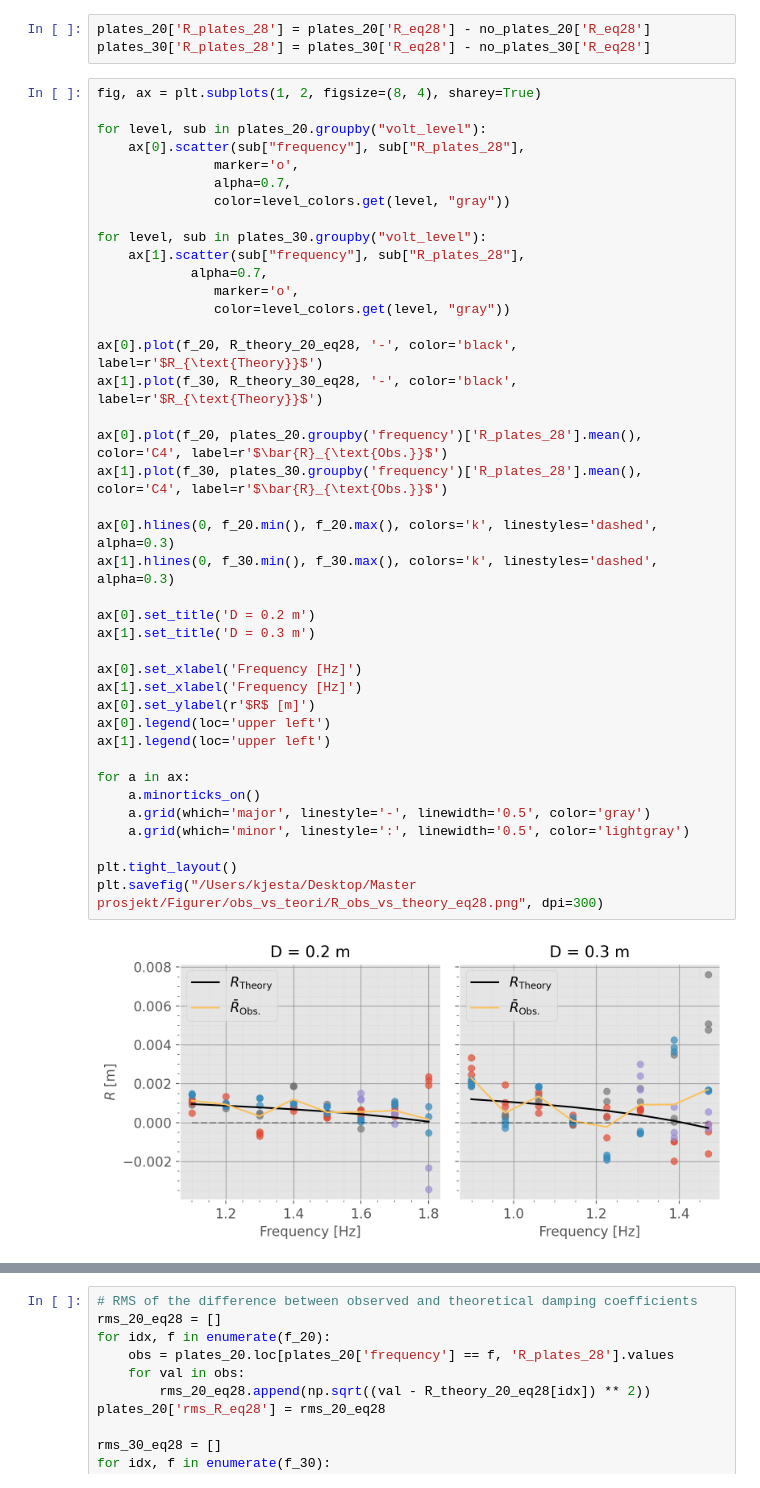
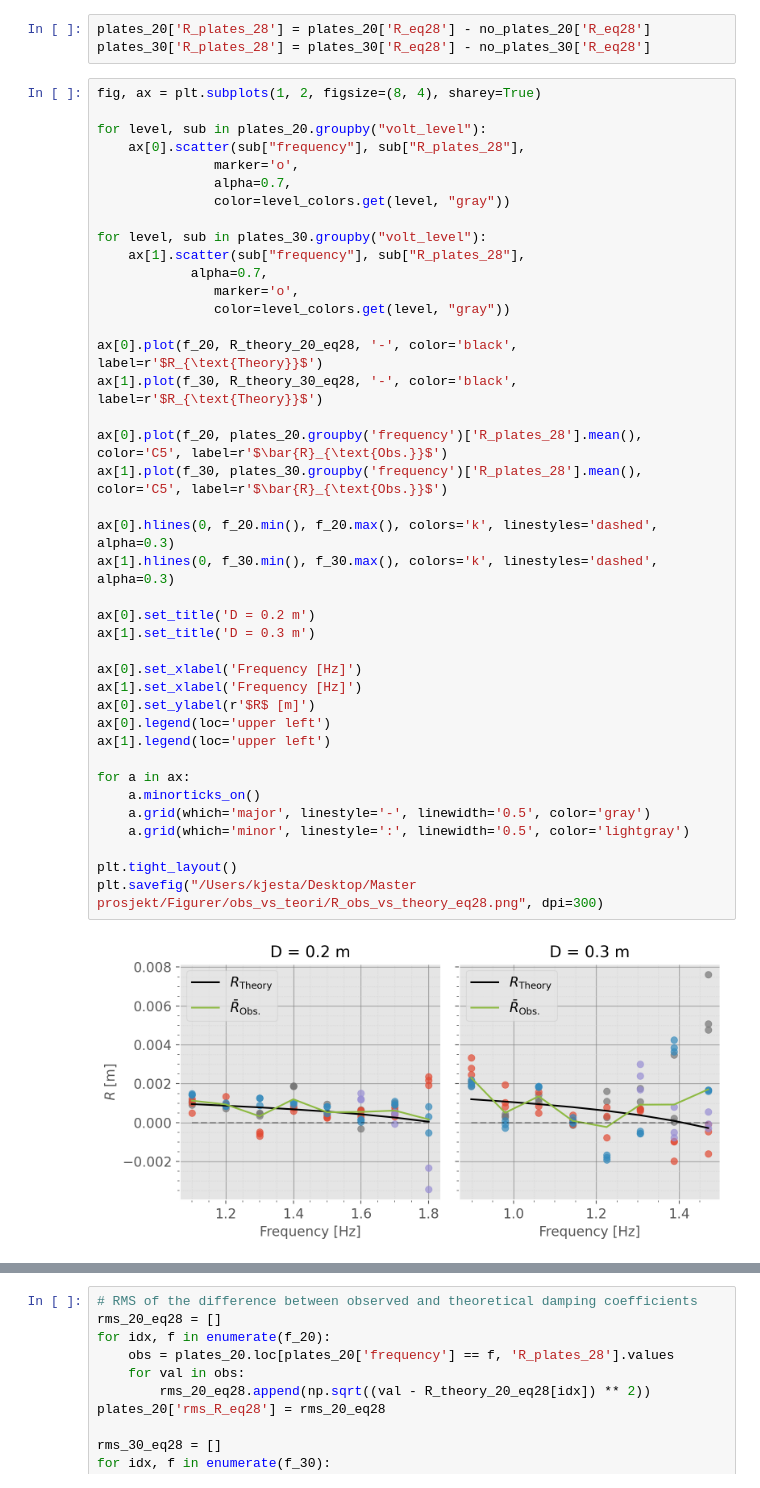
Before and after one commit to kjes4pres/Master_code, a Jupyter notebook: Lab/Probe_analysis/damping_obs_vs_theory.ipynb, the cells around one changed output, grey strips where cells are left out. Cells and saved outputs as stored; diff of their text form.

```diff
--- a/Lab/Probe_analysis/damping_obs_vs_theory.ipynb
+++ b/Lab/Probe_analysis/damping_obs_vs_theory.ipynb
@@ -288,36 +287,36 @@ for level, sub in plates_20.groupby("volt_level"):
 for level, sub in plates_30.groupby("volt_level"):
     ax[1].scatter(sub["frequency"], sub["R_plates_28"],
             alpha=0.7,
                marker='o',
                color=level_colors.get(level, "gray"))
 
 ax[0].plot(f_20, R_theory_20_eq28, '-', color='black', label=r'$R_{\text{Theory}}$')
 ax[1].plot(f_30, R_theory_30_eq28, '-', color='black', label=r'$R_{\text{Theory}}$')
 
-ax[0].plot(f_20, plates_20.groupby('frequency')['R_plates_28'].mean(), color='C4', label=r'$\bar{R}_{\text{Obs.}}$')
-ax[1].plot(f_30, plates_30.groupby('frequency')['R_plates_28'].mean(), color='C4', label=r'$\bar{R}_{\text{Obs.}}$')
+ax[0].plot(f_20, plates_20.groupby('frequency')['R_plates_28'].mean(), color='C5', label=r'$\bar{R}_{\text{Obs.}}$')
+ax[1].plot(f_30, plates_30.groupby('frequency')['R_plates_28'].mean(), color='C5', label=r'$\bar{R}_{\text{Obs.}}$')
 
 ax[0].hlines(0, f_20.min(), f_20.max(), colors='k', linestyles='dashed', alpha=0.3)
 ax[1].hlines(0, f_30.min(), f_30.max(), colors='k', linestyles='dashed', alpha=0.3)
 
 ax[0].set_title('D = 0.2 m')
 ax[1].set_title('D = 0.3 m')
 
 ax[0].set_xlabel('Frequency [Hz]')
 ax[1].set_xlabel('Frequency [Hz]')
 ax[0].set_ylabel(r'$R$ [m]')
 ax[0].legend(loc='upper left')
 ax[1].legend(loc='upper left')
 
 for a in ax:
     a.minorticks_on()
     a.grid(which='major', linestyle='-', linewidth='0.5', color='gray')
     a.grid(which='minor', linestyle=':', linewidth='0.5', color='lightgray')
 
 plt.tight_layout()
 plt.savefig("/Users/kjesta/Desktop/Master prosjekt/Figurer/obs_vs_teori/R_obs_vs_theory_eq28.png", dpi=300)
 # %% [output]
-[figure, old version]
+[figure, new version]
 # %%
 # Exclude the two highest frequencies
 plates_20_excl = plates_20[~plates_20["frequency"].isin([1.7, 1.8])]
```
Also changed, not shown: parts of 8 cells of this notebook.
